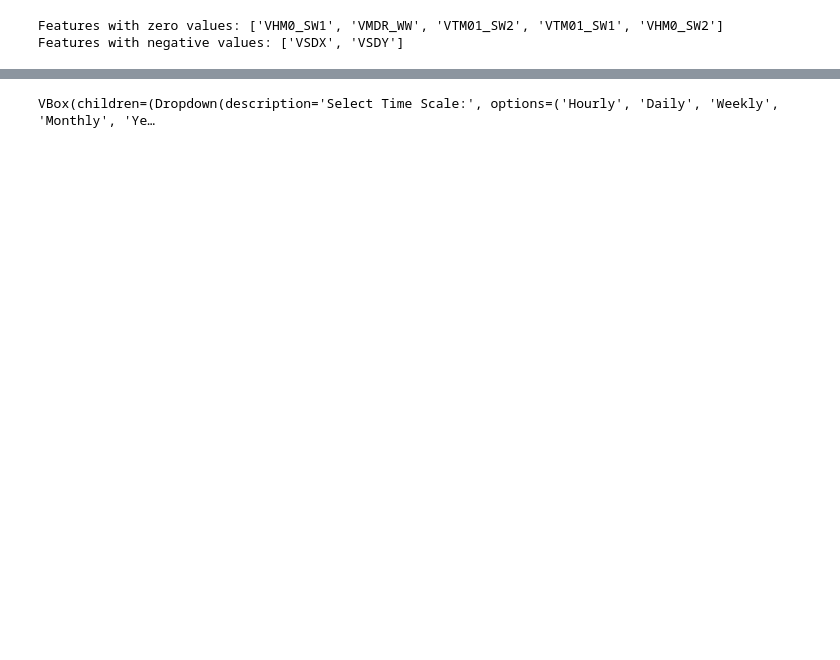
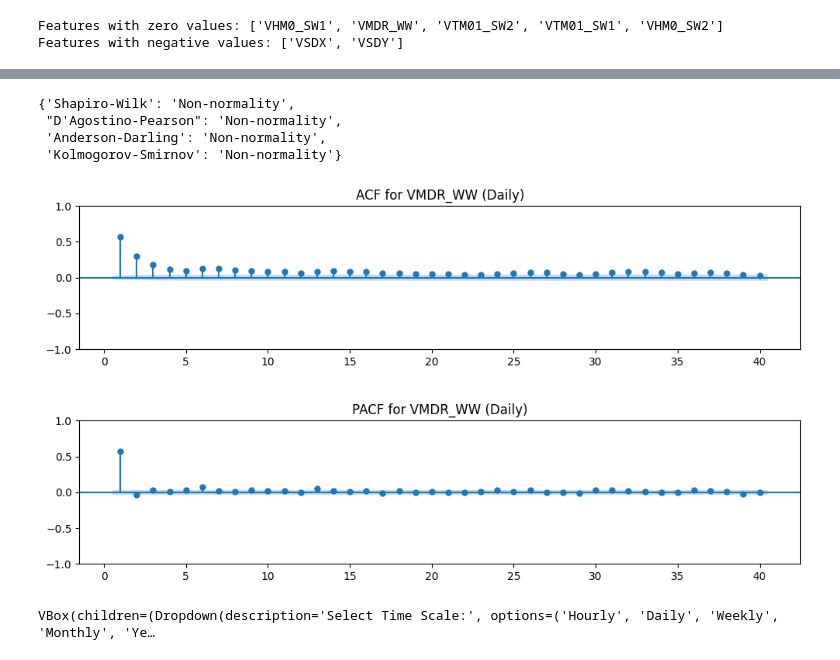
Before and after one commit to MCangelov/Scuba_Forecast_NN, a Jupyter notebook: beach_models.ipynb, the cells around one changed output, grey strips where cells are left out. Saved outputs shown, nothing was run; the diff lists cells and outputs as text; code cells hidden in the pictures; blank space fills up the shorter version.

```diff
--- a/beach_models.ipynb
+++ b/beach_models.ipynb
@@ -45,31 +46,34 @@ host = config['postgres_config']['host']
 port = config['postgres_config']['port']
 database_name = config['postgres_config']['database_name']
 # %%
-db_url = f"postgresql://{username}:{password}@{host}:{port}/{database_name}"
+database_connector = f"postgresql://{username}:{password}@{host}:{port}/{database_name}"
 config.read('config/beach_dir_config.ini')
 beach_data_json_dir = config['beach_dir_config']['dir']
 
-#process_json_to_sql(db_url, beach_data_json_dir)
+# Convert some or all of the extracted json files from black_sea_waves_reanalysis_to_json - to the sql database
+# process_json_to_sql(database_connector, beach_data_json_dir)
 # %%
-beach_name_df = pd.read_csv('beach_info.csv', index_col = 0)
+# We select one beach (via index), read it's data from the SQL database, and check for missing hours and NaN values
 
+DATA_STARTDATE = "1979-01-01"
+DATA_ENDDATE = "2021-12-31"
+
+beaches_lat_lon_info = pd.read_csv('csv_data/beach_info.csv', index_col=0)
 while True:
     try:
-        index = int(input("Enter the index of the beach (0 to {}): ".format(len(beach_name_df) - 1)))
-        beach_name_sql_table = beach_name_df.iloc[index][0].replace(' ', '_').lower()
+        index = int(input("Enter the index of the beach (0 to {}): ".format(len(beaches_lat_lon_info) - 1)))
+        beach_name_sql_table = beaches_lat_lon_info.iloc[index][0].replace(' ', '_').lower()
         print("\nSelected Beach Details:")
         print(beach_name_sql_table)
         break
     except (ValueError, IndexError):
         print("Invalid input. Please enter a valid index.")
 
-engine = create_engine(db_url)
-single_beach_df = pd.read_sql_table("силистар", engine, index_col = "datetime", parse_dates = ["datetime"])
-
-
+engine = create_engine(database_connector)
+single_beach_data = pd.read_sql_table("силистар", engine, index_col = "datetime", parse_dates = ["datetime"])
 engine.dispose()
 
-check_missing_or_nan(single_beach_df, beach_name_sql_table)
+check_missing_or_nan(single_beach_data, beach_name_sql_table)
 # %% [output]
 Selected Beach Details:
 силистар
@@ -135,3 +149,10 @@ results = normality_testing(single_beach_df[col])
+# %%
+results
+# %% [output]
+{'Shapiro-Wilk': 'Non-normality',
+ "D'Agostino-Pearson": 'Non-normality',
+ 'Anderson-Darling': 'Non-normality',
+ 'Kolmogorov-Smirnov': 'Non-normality'}
 # %%
 #Implementation of option regarding non-stationarity.
 #Options are:
@@ -151,22 +172,22 @@ results = normality_testing(single_beach_df[col])
 from statsmodels.graphics.tsaplots import plot_acf, plot_pacf
 
 
-single_beach_df_daily = single_beach_df.resample('D').mean()
-single_beach_df_weekly = single_beach_df.resample('W').mean()
-single_beach_df_monthly = single_beach_df.resample('M').mean()
-single_beach_df_yearly = single_beach_df.resample('Y').mean()
+single_beach_data_daily = single_beach_data.resample('D').mean()
+single_beach_data_weekly = single_beach_data.resample('W').mean()
+single_beach_data_monthly = single_beach_data.resample('M').mean()
+single_beach_data_yearly = single_beach_data.resample('Y').mean()
 
 def plot_interactive(df, timescale, date_range, column_name, plot_type):
     if timescale == 'Hourly':
         data = df
     elif timescale == 'Daily':
-        data = single_beach_df_daily
+        data = single_beach_data_daily
     elif timescale == 'Weekly':
-        data = single_beach_df_weekly
+        data = single_beach_data_weekly
     elif timescale == 'Monthly':
-        data = single_beach_df_monthly
+        data = single_beach_data_monthly
     elif timescale == 'Yearly':
-        data = single_beach_df_yearly
+        data = single_beach_data_yearly
 
     data = data.loc[date_range[0]:date_range[1]]
 
@@ -184,35 +205,37 @@ def plot_interactive(df, timescale, date_range, column_name, plot_type):
         plt.show()
         plot = fig
 
     return plot
 
 timescale_widget = widgets.Dropdown(
     options=['Hourly', 'Daily', 'Weekly', 'Monthly', 'Yearly'],
     value='Daily',
     description='Select Time Scale:'
 )
 
 plot_type_widget = widgets.Dropdown(
     options=['Data', 'ACF/PACF'],
     value='Data',
     description='Select Plot Type:'
 )
 
 start_date_widget = widgets.DatePicker(
     description='Start Date',
     value=pd.to_datetime('1979-01-01')
 )
 
 end_date_widget = widgets.DatePicker(
     description='End Date',
     value=pd.to_datetime('2021-12-31')
 )
 
 column_name_widget = widgets.Dropdown(
-    options=single_beach_df_daily.columns.tolist(),
-    value=single_beach_df_daily.columns.tolist()[0],
+    options=single_beach_data_daily.columns.tolist(),
+    value=single_beach_data_daily.columns.tolist()[0],
     description='Select Column:'
 )
+# %% [output]
+[figure, added]
 # %%
 widgets.VBox([
     timescale_widget,
```
Also changed, not shown: parts of 12 cells of this notebook.
